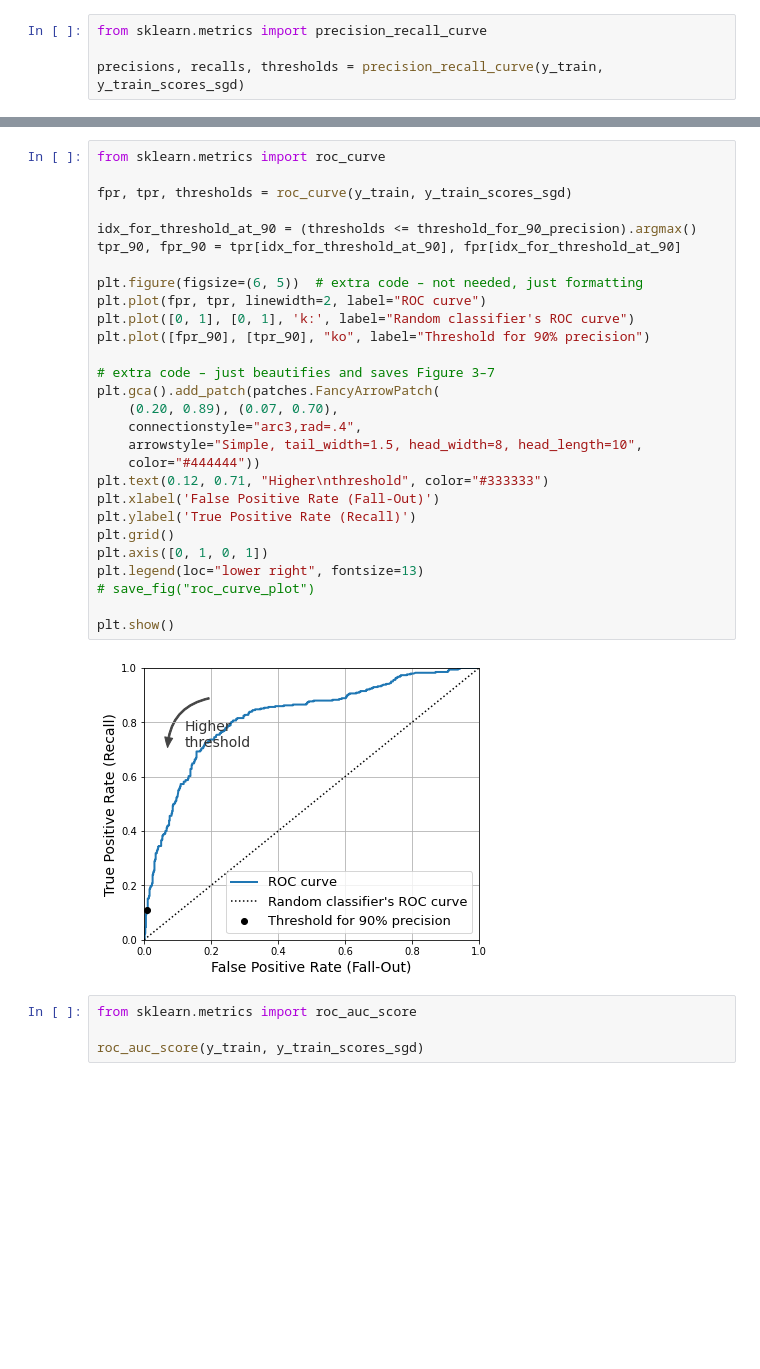
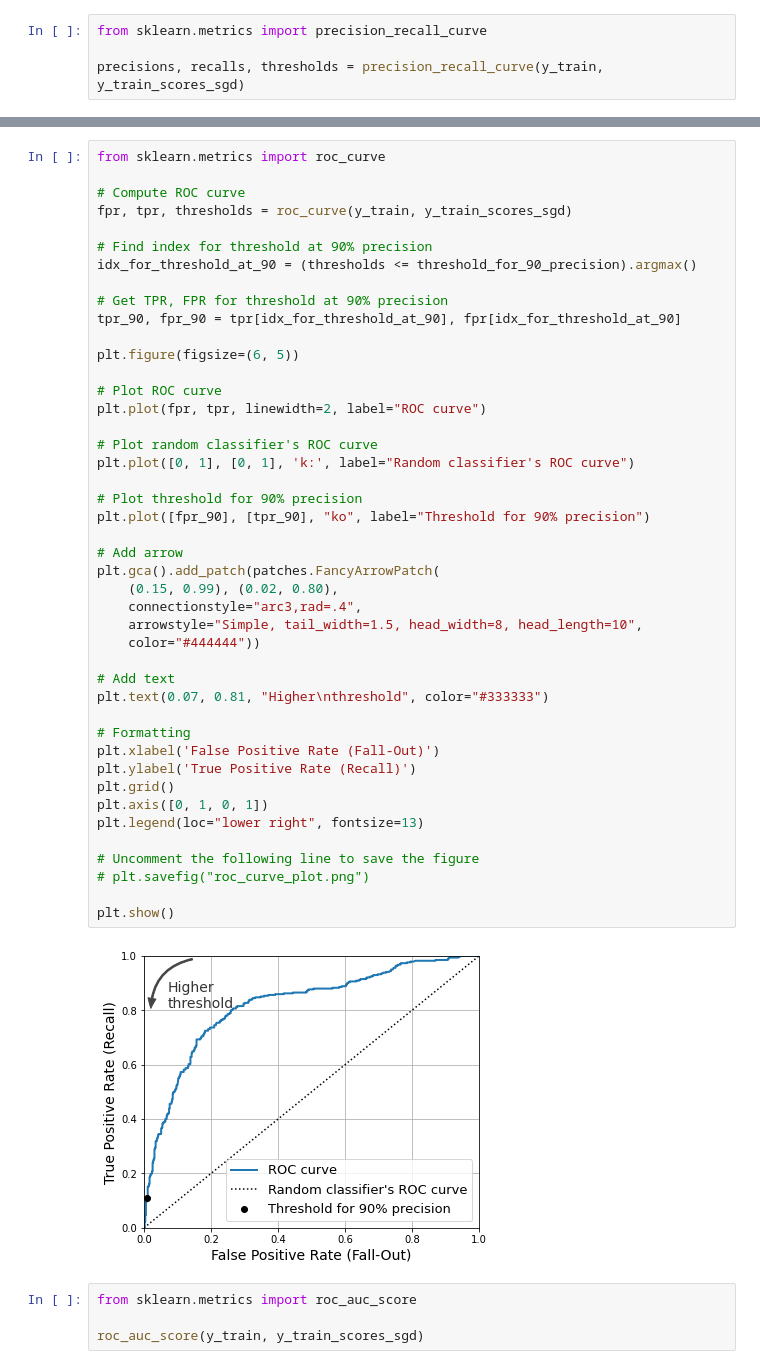
Before and after one commit to lupiel/kaggle-titanic-ml, a Jupyter notebook: ml-notebook.ipynb, the cells around one changed output, grey strips where cells are left out. Cells and saved outputs as stored; diff of their text form; blank space fills up the shorter version.

Commit message:
Completed classification problem using SGD and Random Forest

```diff
--- a/ml-notebook.ipynb
+++ b/ml-notebook.ipynb
@@ -355,33 +399,49 @@ recall_at_90_precision = recall_score(y_train, y_train_pred_90)
 # %%
 from sklearn.metrics import roc_curve
 
+# Compute ROC curve
 fpr, tpr, thresholds = roc_curve(y_train, y_train_scores_sgd)
 
+# Find index for threshold at 90% precision
 idx_for_threshold_at_90 = (thresholds <= threshold_for_90_precision).argmax()
+
+# Get TPR, FPR for threshold at 90% precision
 tpr_90, fpr_90 = tpr[idx_for_threshold_at_90], fpr[idx_for_threshold_at_90]
 
-plt.figure(figsize=(6, 5))  # extra code – not needed, just formatting
+plt.figure(figsize=(6, 5))
+
+# Plot ROC curve
 plt.plot(fpr, tpr, linewidth=2, label="ROC curve")
+
+# Plot random classifier's ROC curve
 plt.plot([0, 1], [0, 1], 'k:', label="Random classifier's ROC curve")
+
+# Plot threshold for 90% precision
 plt.plot([fpr_90], [tpr_90], "ko", label="Threshold for 90% precision")
 
-# extra code – just beautifies and saves Figure 3–7
+# Add arrow
 plt.gca().add_patch(patches.FancyArrowPatch(
-    (0.20, 0.89), (0.07, 0.70),
+    (0.15, 0.99), (0.02, 0.80),
     connectionstyle="arc3,rad=.4",
     arrowstyle="Simple, tail_width=1.5, head_width=8, head_length=10",
     color="#444444"))
-plt.text(0.12, 0.71, "Higher\nthreshold", color="#333333")
+
+# Add text
+plt.text(0.07, 0.81, "Higher\nthreshold", color="#333333")
+
+# Formatting
 plt.xlabel('False Positive Rate (Fall-Out)')
 plt.ylabel('True Positive Rate (Recall)')
 plt.grid()
 plt.axis([0, 1, 0, 1])
 plt.legend(loc="lower right", fontsize=13)
-# save_fig("roc_curve_plot")
+
+# Uncomment the following line to save the figure
+# plt.savefig("roc_curve_plot.png")
 
 plt.show()
 # %% [output]
-[figure, old version]
+[figure, new version]
 # %%
 from sklearn.metrics import roc_auc_score
 
```
Also changed, not shown: parts of 8 cells of this notebook.
